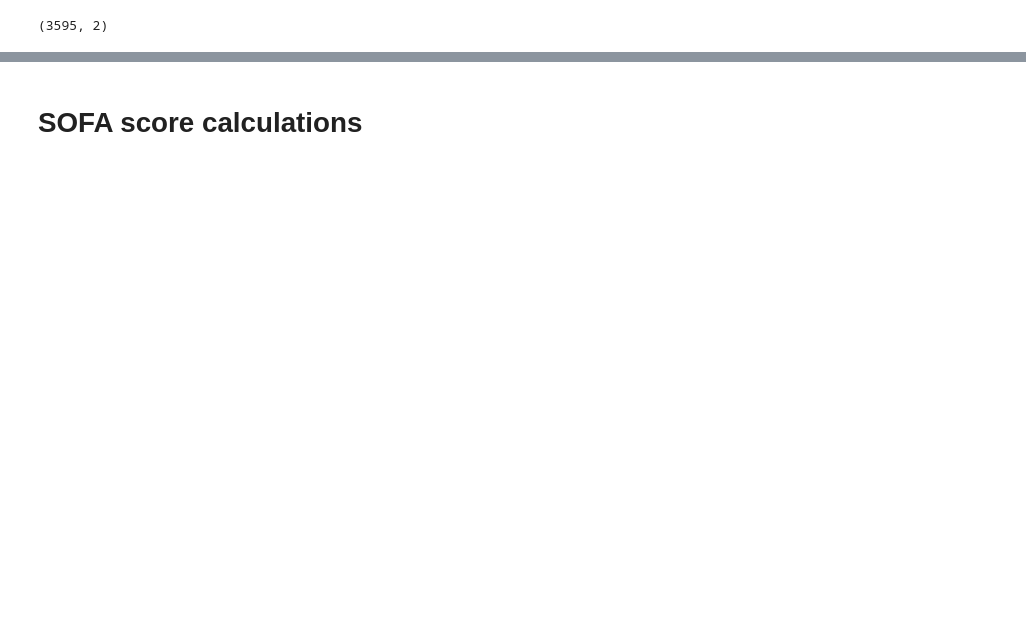
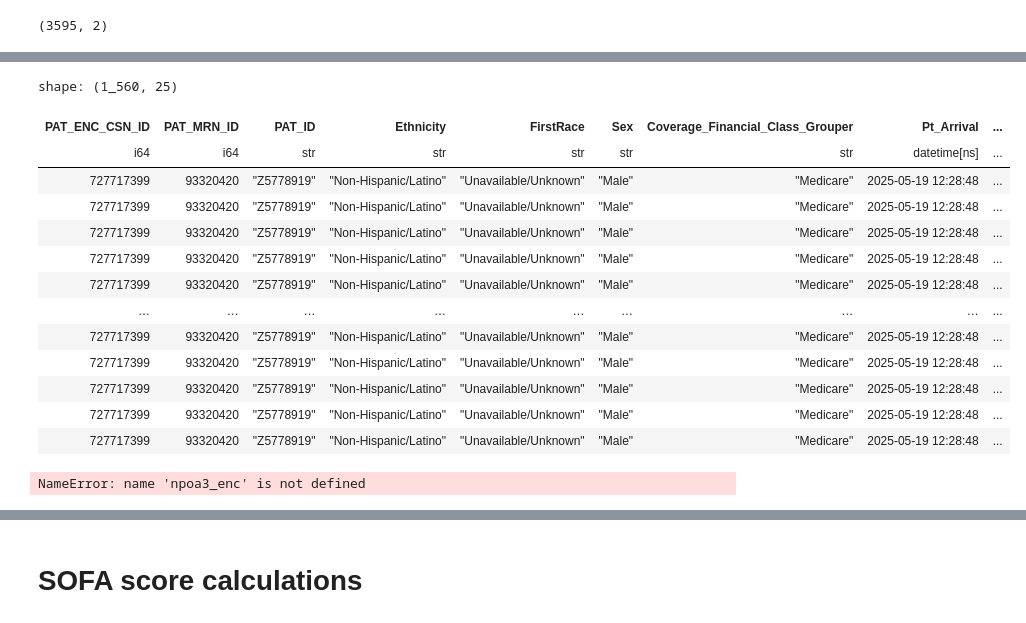
Before and after one commit to UTSW-CIC/Sepsis-Analysis, a Jupyter notebook: notebooks/03_Sepsis_Tracking_Over_time.ipynb, the cells around one changed output, grey strips where cells are left out. Drawn from its saved outputs; the diff is of its cells as text; code cells hidden in the pictures; blank space fills up the shorter version.

```diff
--- a/notebooks/03_Sepsis_Tracking_Over_time.ipynb
+++ b/notebooks/03_Sepsis_Tracking_Over_time.ipynb
@@ -10,9 +11,10 @@ from pathlib import Path
 # %%
 sys.path.insert(1, os.path.abspath(".."))
 # %%
-df_all = pl.read_parquet("../data/preprocessed_all_data.parquet")
+lf = pl.scan_parquet("../data/preprocessed_all_data.parquet")
-# %%
-lf = df_all.lazy()
+# %%
+# lf = df_all.lazy()
+df_all = lf.collect()
 # %%
 
 # The "Anchor" for your Rolling Window
@@ -106,0 +149,21 @@ lf_suspected = pl.concat([lf_suspected_backward, lf_suspected_forward]).collect(
+# %%
+df_all.filter(pl.col("PAT_ENC_CSN_ID") == 727717399)
+# %% [output]
+shape: (1_560, 25)
+| PAT_ENC_CSN_ID | PAT_MRN_ID | PAT_ID | Ethnicity | FirstRace | Sex | Coverage_Financial_Class_Grouper | Pt_Arrival | ... |
+| i64 | i64 | str | str | str | str | str | datetime[ns] | ... |
+| 727717399 | 93320420 | "Z5778919" | "Non-Hispanic/Latino" | "Unavailable/Unknown" | "Male" | "Medicare" | 2025-05-19 12:28:48 | ... |
+| 727717399 | 93320420 | "Z5778919" | "Non-Hispanic/Latino" | "Unavailable/Unknown" | "Male" | "Medicare" | 2025-05-19 12:28:48 | ... |
+| 727717399 | 93320420 | "Z5778919" | "Non-Hispanic/Latino" | "Unavailable/Unknown" | "Male" | "Medicare" | 2025-05-19 12:28:48 | ... |
+| 727717399 | 93320420 | "Z5778919" | "Non-Hispanic/Latino" | "Unavailable/Unknown" | "Male" | "Medicare" | 2025-05-19 12:28:48 | ... |
+| 727717399 | 93320420 | "Z5778919" | "Non-Hispanic/Latino" | "Unavailable/Unknown" | "Male" | "Medicare" | 2025-05-19 12:28:48 | ... |
+| … | … | … | … | … | … | … | … | ... |
+| 727717399 | 93320420 | "Z5778919" | "Non-Hispanic/Latino" | "Unavailable/Unknown" | "Male" | "Medicare" | 2025-05-19 12:28:48 | ... |
+| 727717399 | 93320420 | "Z5778919" | "Non-Hispanic/Latino" | "Unavailable/Unknown" | "Male" | "Medicare" | 2025-05-19 12:28:48 | ... |
+| 727717399 | 93320420 | "Z5778919" | "Non-Hispanic/Latino" | "Unavailable/Unknown" | "Male" | "Medicare" | 2025-05-19 12:28:48 | ... |
+| 727717399 | 93320420 | "Z5778919" | "Non-Hispanic/Latino" | "Unavailable/Unknown" | "Male" | "Medicare" | 2025-05-19 12:28:48 | ... |
+| 727717399 | 93320420 | "Z5778919" | "Non-Hispanic/Latino" | "Unavailable/Unknown" | "Male" | "Medicare" | 2025-05-19 12:28:48 | ... |
+# %%
+set(npoa3_enc)-set(enc_with_antibiotic)
+# %% [output]
+NameError: name 'npoa3_enc' is not defined
```
Also changed, not shown: parts of 24 cells of this notebook, 2 other files.
